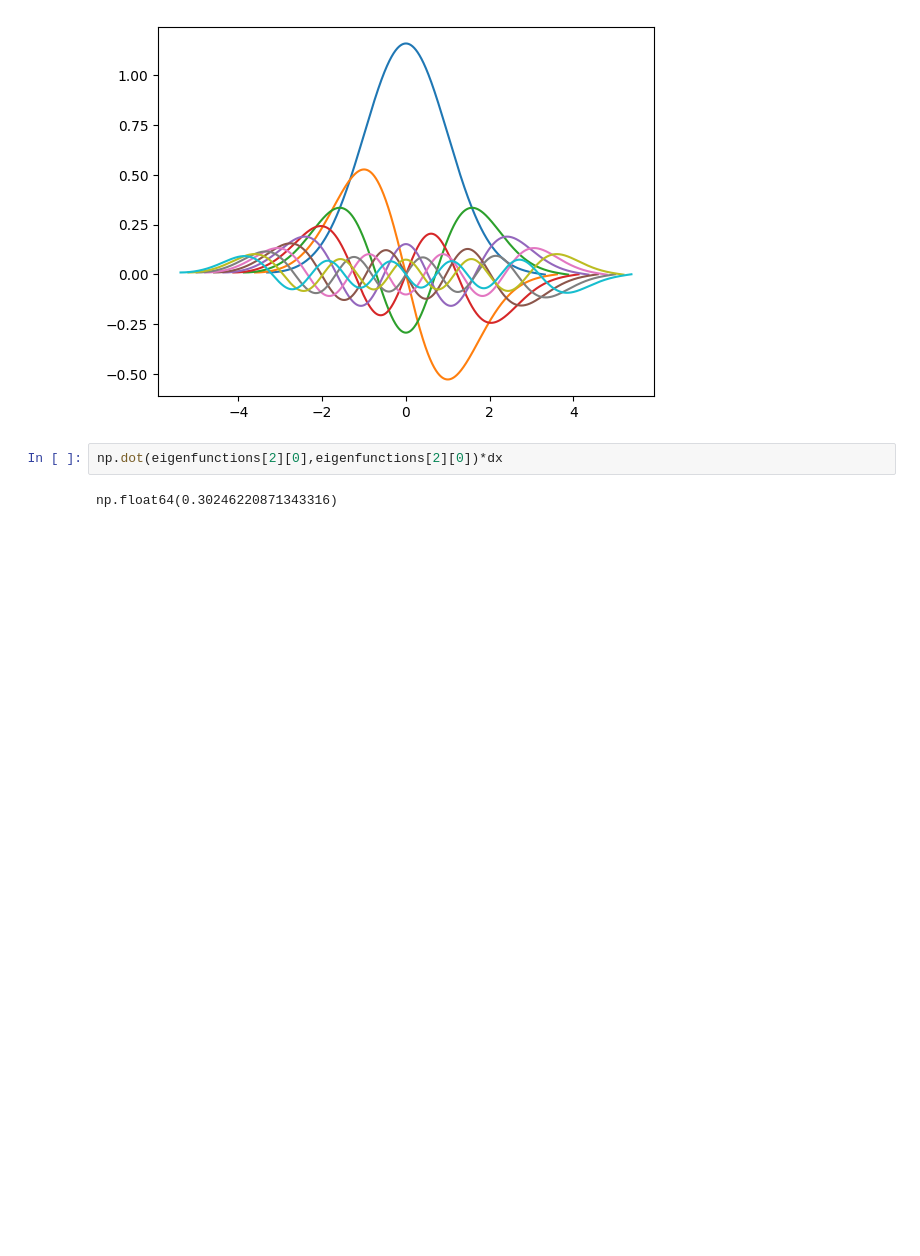
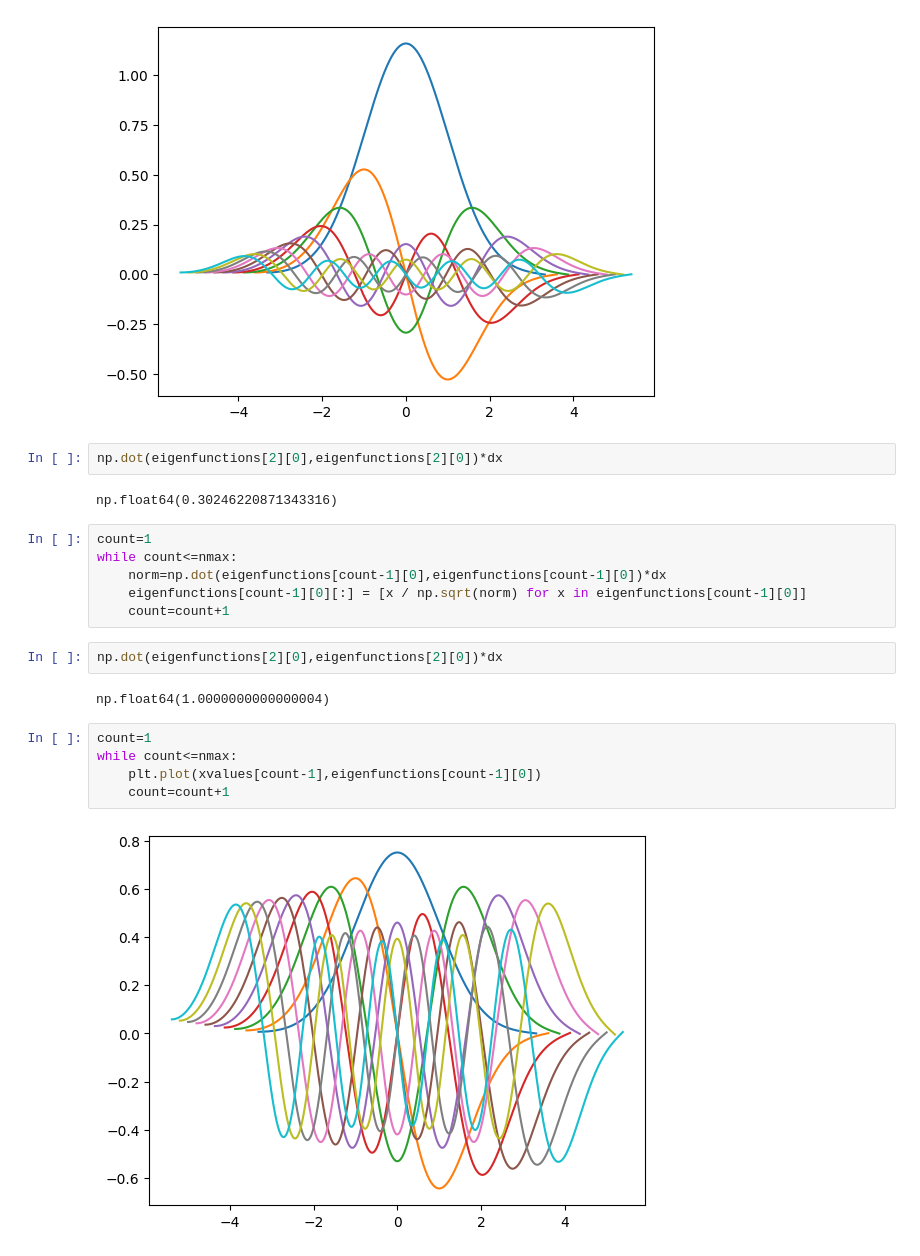
Before and after one commit to A-Hashemiann/Quantum_Information_Computation, a Jupyter notebook: Schrödinger/Harmonic_oscillator.ipynb, the cells around one changed output. Saved outputs shown, nothing was run; the diff lists cells and outputs as text; blank space fills up the shorter version.

```diff
--- a/Schrödinger/Harmonic_oscillator.ipynb
+++ b/Schrödinger/Harmonic_oscillator.ipynb
@@ -122,3 +122,20 @@ while count<=nmax:
 np.dot(eigenfunctions[2][0],eigenfunctions[2][0])*dx
 # %% [output]
 np.float64(0.30246220871343316)
+# %%
+count=1
+while count<=nmax:
+    norm=np.dot(eigenfunctions[count-1][0],eigenfunctions[count-1][0])*dx
+    eigenfunctions[count-1][0][:] = [x / np.sqrt(norm) for x in eigenfunctions[count-1][0]]
+    count=count+1
+# %%
+np.dot(eigenfunctions[2][0],eigenfunctions[2][0])*dx
+# %% [output]
+np.float64(1.0000000000000004)
+# %%
+count=1
+while count<=nmax:
+    plt.plot(xvalues[count-1],eigenfunctions[count-1][0])
+    count=count+1
+# %% [output]
+[figure, added]
```
